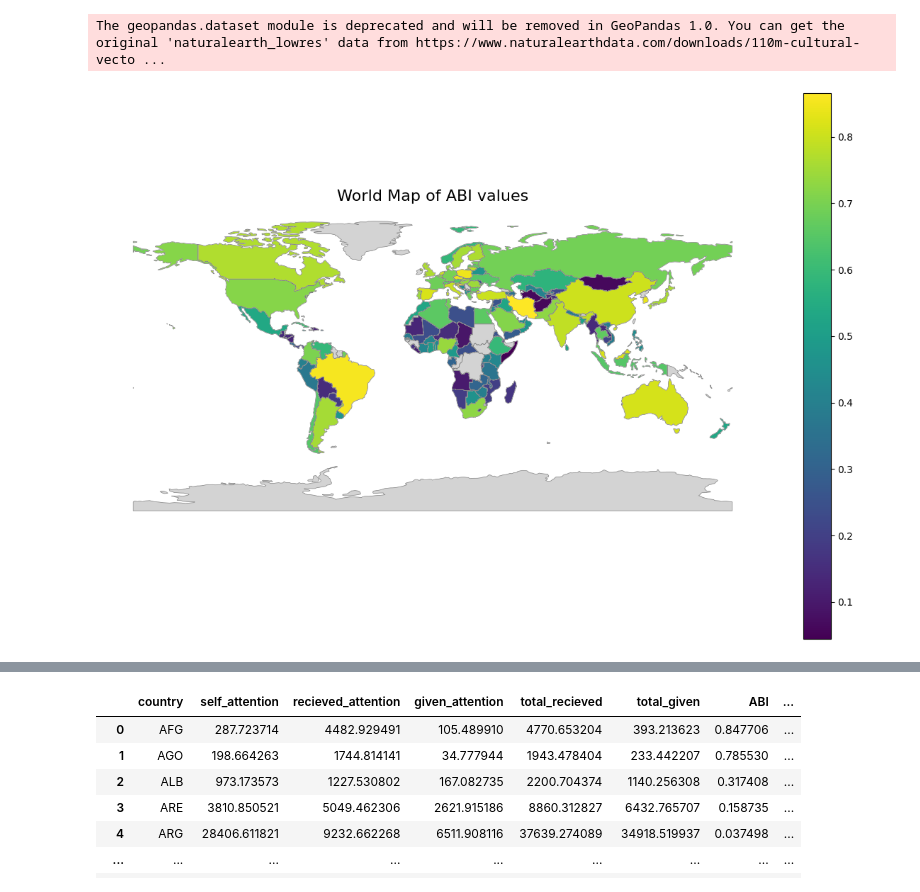
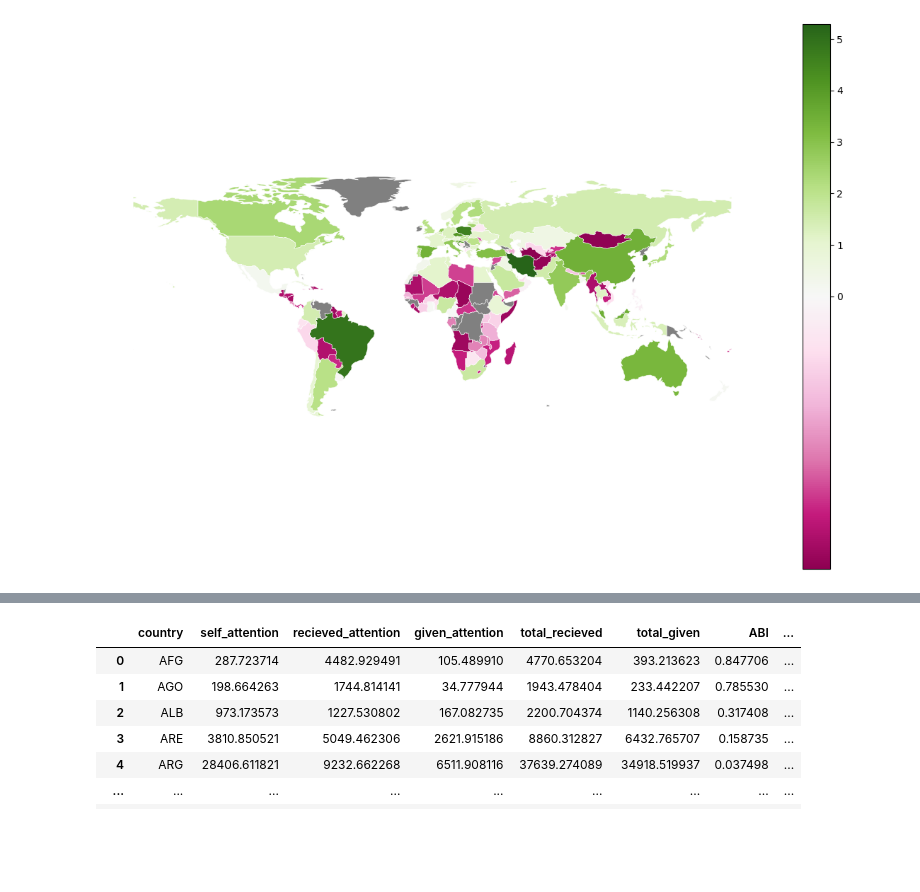
Before and after one commit to YasAsgari/Arab_spring_scholarly_attention, a Jupyter notebook: Quick_check/check.ipynb, the cells around one changed output, grey strips where cells are left out. Drawn from its saved outputs; the diff is of its cells as text; code cells hidden in the pictures; blank space fills up the shorter version.

Commit message:
new figure is added

```diff
--- a/Quick_check/check.ipynb
+++ b/Quick_check/check.ipynb
@@ -39,9 +673,14 @@ df=df[df['year']<=2020]
 # %%
-self_df=df[df['Mention_country']==df['Aff_country']].drop(columns=['Aff_country']).rename(columns={'count':'self_attention', 'Mention_country':'country'})
-in_df=df[df['Mention_country']!=df['Aff_country']].groupby(by=['Mention_country', 'subjarea', 'year'])['count'].sum().reset_index().rename(columns={'count':'recieved_attention', 'Mention_country':'country'})
-out_df=df[df['Mention_country']!=df['Aff_country']].groupby(by=['Aff_country', 'subjarea', 'year'])['count'].sum().reset_index().rename(columns={'count':'given_attention', 'Aff_country':'country'})
-final_df=self_df.merge(in_df, how='outer', on=['country', 'year', 'subjarea']).merge(out_df, how='outer', on=['country', 'year', 'subjarea']).fillna(0)
+self_df=df[df['src']==df['dst']].drop(columns=['src']).rename(columns={'weight':'self_attention', 'dst':'country'})
+out_df=df[df['src']!=df['dst']].groupby(by=['src'])['weight'].sum().reset_index().rename(columns={'weight':'given_attention', 'src':'country'})
+in_df=df[df['src']!=df['dst']].groupby(by=['dst'])['weight'].sum().reset_index().rename(columns={'weight':'recieved_attention', 'dst':'country'})
+final_df=self_df.merge(in_df, how='outer', on=['country']).merge(out_df, how='outer', on=['country']).fillna(0)
 ###########
 final_df=final_df.groupby('country').agg({'self_attention':'sum', 'recieved_attention':'sum', 'given_attention':'sum'}).reset_index()
-final_df['total_recieved']=final_df['self_attention']+final_df['recieved_attention']
-final_df['total_given']=final_df['self_attention']+final_df['given_attention']
+# %%
+final_df['ratio_self_to_recieved']=final_df['self_attention']/(final_df['recieved_attention'])-1
+
+final_df['ratio_self_to_given']=final_df['self_attention']/(final_df['given_attention'])-1
+# %%
+final_df['incomelevel']=final_df['country'].apply(lambda x: x.lower()).map(data.set_index('country')['incomelevel'])
+final_df['region']=final_df['country'].apply(lambda x: x.lower()).map(data.set_index('country')['region'])
@@ -84,20 +707,48 @@ sns.boxenplot(data=df, x='incomelevel', y='SRR')
 # %%
-df['country']=df['country'].apply(lambda x: x.upper())
+final_df['country']=final_df['country'].apply(lambda x: x.upper())
 # %%
 
-# Load world map (using geopandas built-in dataset)
+from matplotlib.colors import TwoSlopeNorm
+
+# --- Compute ratio ---
+tmp = final_df.copy()
+tmp['ratio_self_to_received'] = tmp['self_attention'] / tmp['recieved_attention'].replace(0, np.nan)-1
+
+# --- Aggregate by country ---
+ratio_map = (
+    tmp.groupby('country', as_index=False)
+       .agg(ratio_self_to_received=('ratio_self_to_received', 'mean'))
+)
+
+# --- Load world map ---
 world = gpd.read_file(gpd.datasets.get_path("naturalearth_lowres"))
+world = world[world['name'] != 'Antarctica']  # optional
 
-# Merge ABI values into world map by ISO_A3 code
-world = world.merge(df, how="left", left_on="iso_a3", right_on="country")
+# --- Merge ---
+world_ratio = world.merge(ratio_map, how='left', left_on='iso_a3', right_on='country')
 
-# Plot ABI values
+# --- Compute min, max, and midpoint for diverging normalization ---
+vmin = world_ratio['ratio_self_to_received'].min()
+vmax = world_ratio['ratio_self_to_received'].max()
+vcenter = 0  # Equal attention line
+
+norm = TwoSlopeNorm(vmin=vmin, vcenter=vcenter, vmax=vmax)
+
+# --- Plot ---
 fig, ax = plt.subplots(figsize=(15, 10))
-world.boundary.plot(ax=ax, linewidth=0.5, color="gray")
-world.plot(column="SRR", cmap="viridis", linewidth=0.5, ax=ax, edgecolor="0.9", legend=True, missing_kwds={"color": "lightgrey"})
-ax.set_title("World Map of ABI values", fontsize=16)
+world_ratio.plot(
+    column="ratio_self_to_received",
+    cmap="PiYG",                # diverging colormap (or "PiYG", "RdBu", etc.)
+    linewidth=0.4,
+    ax=ax,
+    edgecolor="white",
+    legend=True,
+    norm=norm,
+    missing_kwds={"color": "grey", "label": "No data"},
+)
+
 ax.axis("off")
+
 plt.show()
 # %% [output]
-The geopandas.dataset module is deprecated and will be removed in GeoPandas 1.0. You can get the original 'naturalearth_lowres' data from https://www.naturalearthdata.com/downloads/110m-cultural-vecto ...
-[figure, old version]
+[figure, new version]
```
Also changed, not shown: parts of 27 cells of this notebook, 10 other files.
